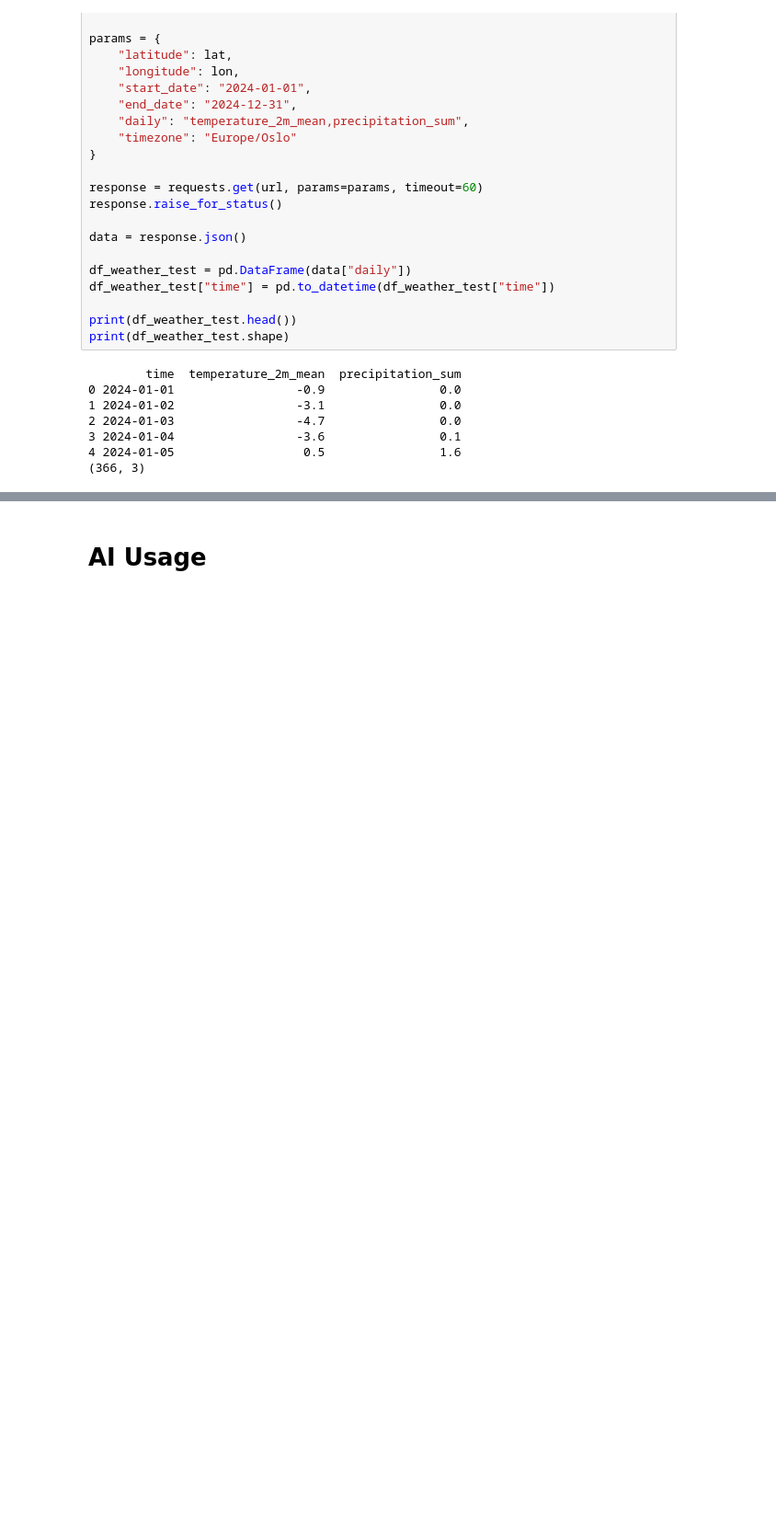
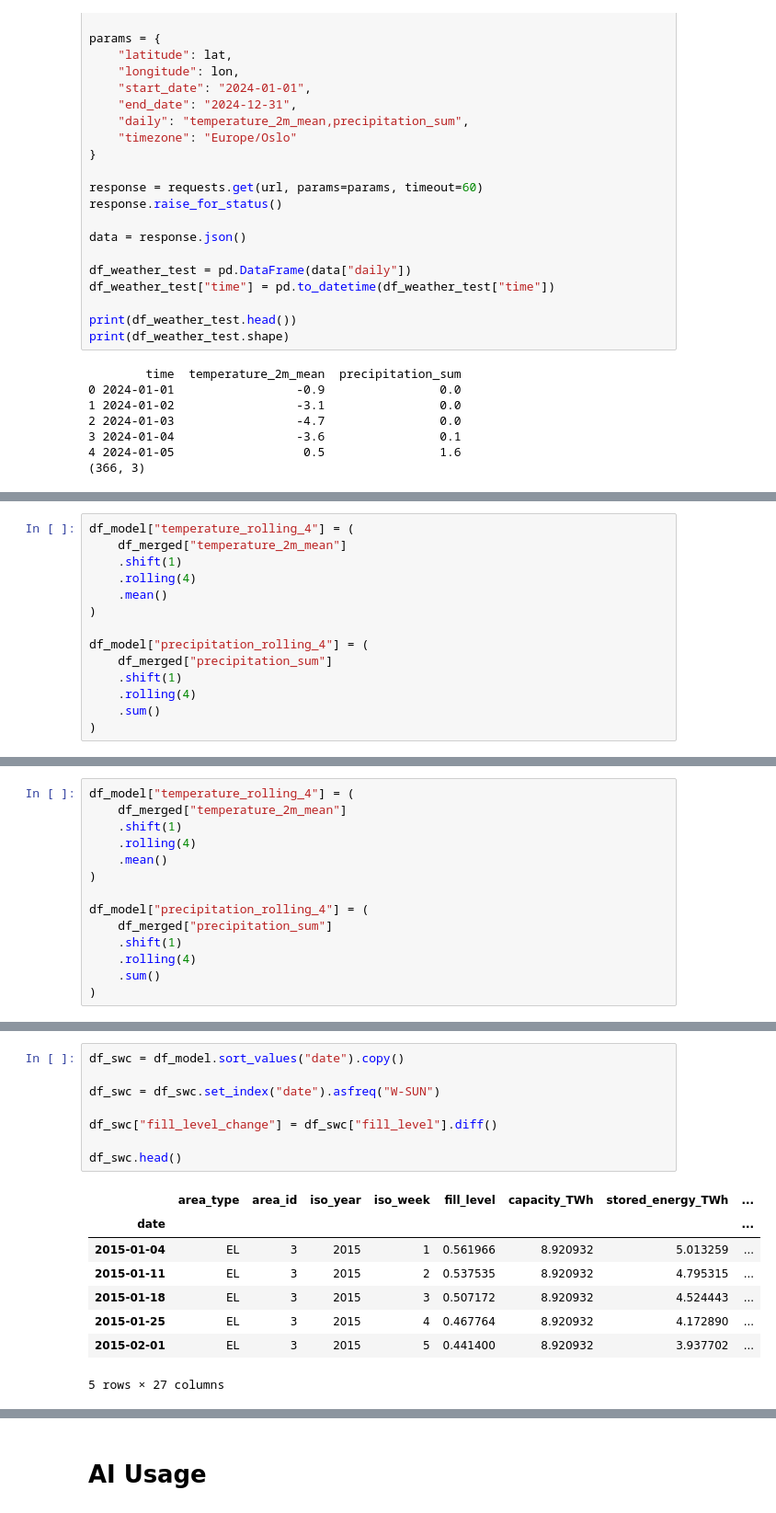
Before and after one commit to magloev/magloevIND320, a Jupyter notebook: notebooks/Task4.ipynb, the cells around one changed output, grey strips where cells are left out. Shown at 92% size. Drawn from its saved outputs; the diff is of its cells as text; blank space fills up the shorter version.

```diff
--- a/notebooks/Task4.ipynb
+++ b/notebooks/Task4.ipynb
@@ -652,0 +1372,14 @@ print(df_weather_test.shape)
+# %%
+df_model["temperature_rolling_4"] = (
+    df_merged["temperature_2m_mean"]
+    .shift(1)
+    .rolling(4)
+    .mean()
+)
+
+df_model["precipitation_rolling_4"] = (
+    df_merged["precipitation_sum"]
+    .shift(1)
+    .rolling(4)
+    .sum()
+)
@@ -652,0 +1480,14 @@ print(df_weather_test.shape)
+# %%
+df_model["temperature_rolling_4"] = (
+    df_merged["temperature_2m_mean"]
+    .shift(1)
+    .rolling(4)
+    .mean()
+)
+
+df_model["precipitation_rolling_4"] = (
+    df_merged["precipitation_sum"]
+    .shift(1)
+    .rolling(4)
+    .sum()
+)
@@ -652,0 +1743,17 @@ print(df_weather_test.shape)
+# %%
+df_swc = df_model.sort_values("date").copy()
+
+df_swc = df_swc.set_index("date").asfreq("W-SUN")
+
+df_swc["fill_level_change"] = df_swc["fill_level"].diff()
+
+df_swc.head()
+# %% [output]
+|  | area_type | area_id | iso_year | iso_week | fill_level | capacity_TWh | stored_energy_TWh | ... |
+| date |  |  |  |  |  |  |  | ... |
+| 2015-01-04 | EL | 3 | 2015 | 1 | 0.561966 | 8.920932 | 5.013259 | ... |
+| 2015-01-11 | EL | 3 | 2015 | 2 | 0.537535 | 8.920932 | 4.795315 | ... |
+| 2015-01-18 | EL | 3 | 2015 | 3 | 0.507172 | 8.920932 | 4.524443 | ... |
+| 2015-01-25 | EL | 3 | 2015 | 4 | 0.467764 | 8.920932 | 4.172890 | ... |
+| 2015-02-01 | EL | 3 | 2015 | 5 | 0.441400 | 8.920932 | 3.937702 | ... |
+5 rows × 27 columns
```
Also changed, not shown: parts of 62 cells of this notebook, 4 other files.
